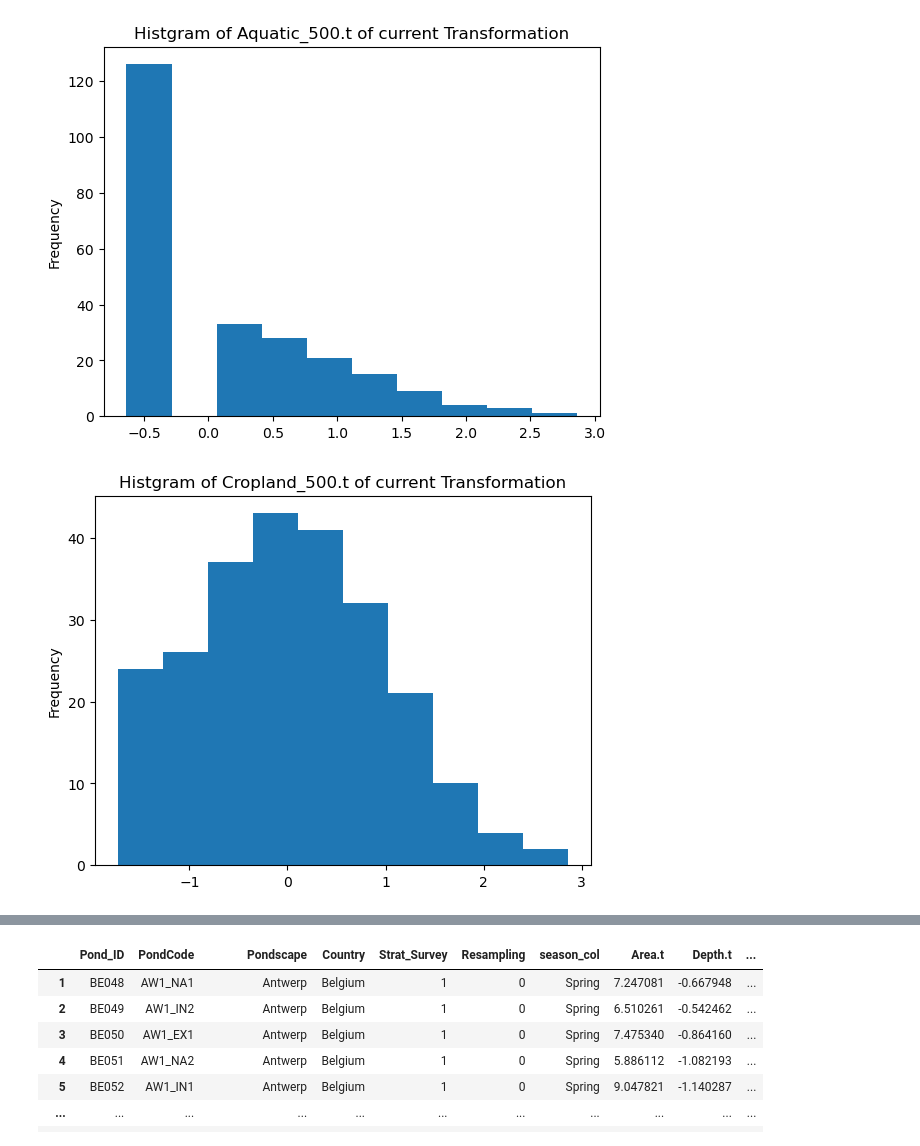
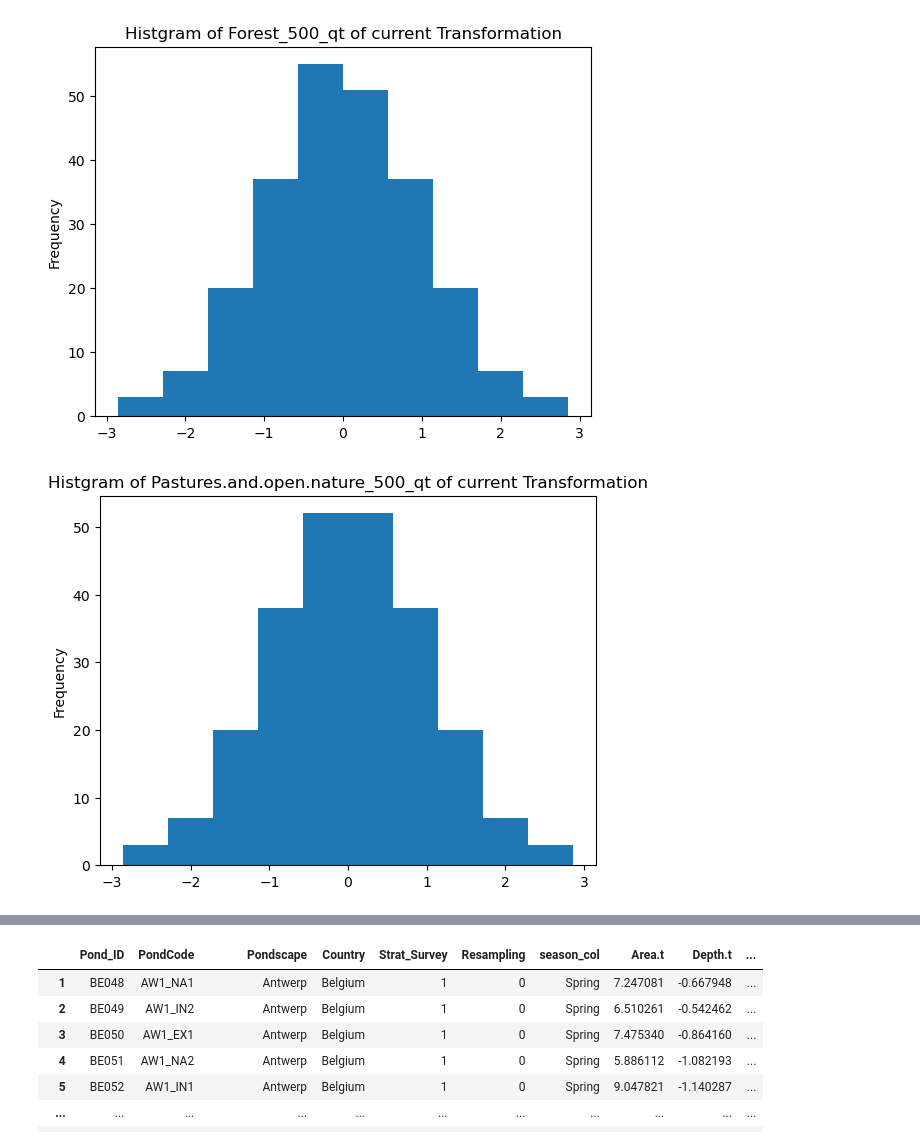
Before and after one commit to jingsday/ponderful_Scripts, a Jupyter notebook: ponderful_Scripts_random_forest/ponderful_Scripts_rf_regression_norm.ipynb, the cells around one changed output, grey strips where cells are left out. Drawn from its saved outputs; the diff is of its cells as text; code cells hidden in the pictures.

Commit message:
using newly transformed data

```diff
--- a/ponderful_Scripts_random_forest/ponderful_Scripts_rf_regression_norm.ipynb
+++ b/ponderful_Scripts_random_forest/ponderful_Scripts_rf_regression_norm.ipynb
@@ -20,7 +20,7 @@ from sklearn.metrics import mean_squared_error, r2_score
 warnings.filterwarnings('ignore')
 # %%
 #Data reading
-Phy_Che = pd.read_csv('/Users/lidiayung/PhD_project/project_PONDERFUL/ponderful_DATA/ponderful_DATA_random_forest/PhyChe_XY.csv',index_col=0)
+Phy_Che = pd.read_pickle('/Users/lidiayung/PhD_project/project_PONDERFUL/ponderful_OUTPUT/Phy_Che_qt.pkl')
 display(Phy_Che)
 # %% [output]
 |  | Pond_ID | PondCode | X | Y | Pondscape | Country | Strat_Survey | Resampling | season_col | ... |
@@ -44,8 +44,8 @@ display(Phy_Che)
 import matplotlib.pyplot as plt
 # %%
 for i in [
-       'Animals_cont.t', 'Natural_5.t','Aquatic_500.t', 'Cropland_500.t', 'Forest_500.t',
-       'Pastures.and.open.nature_500.t','Urban_500.t']:
+       'Aquatic_500_qt', 'Cropland_500_qt', 'Forest_500_qt',
+       'Pastures.and.open.nature_500_qt','Urban_500_qt']:
        plt.figure()
        Phy_Che[i].plot.hist()
        plt.title(f'Histgram of {i} of current Transformation')
@@ -55,2 +55,2 @@ for i in [
-[figure, old version]
+[figure, new version]
-[figure, old version]
+[figure, new version]
```
Also changed, not shown: parts of 14 cells of this notebook, 1 other file.
